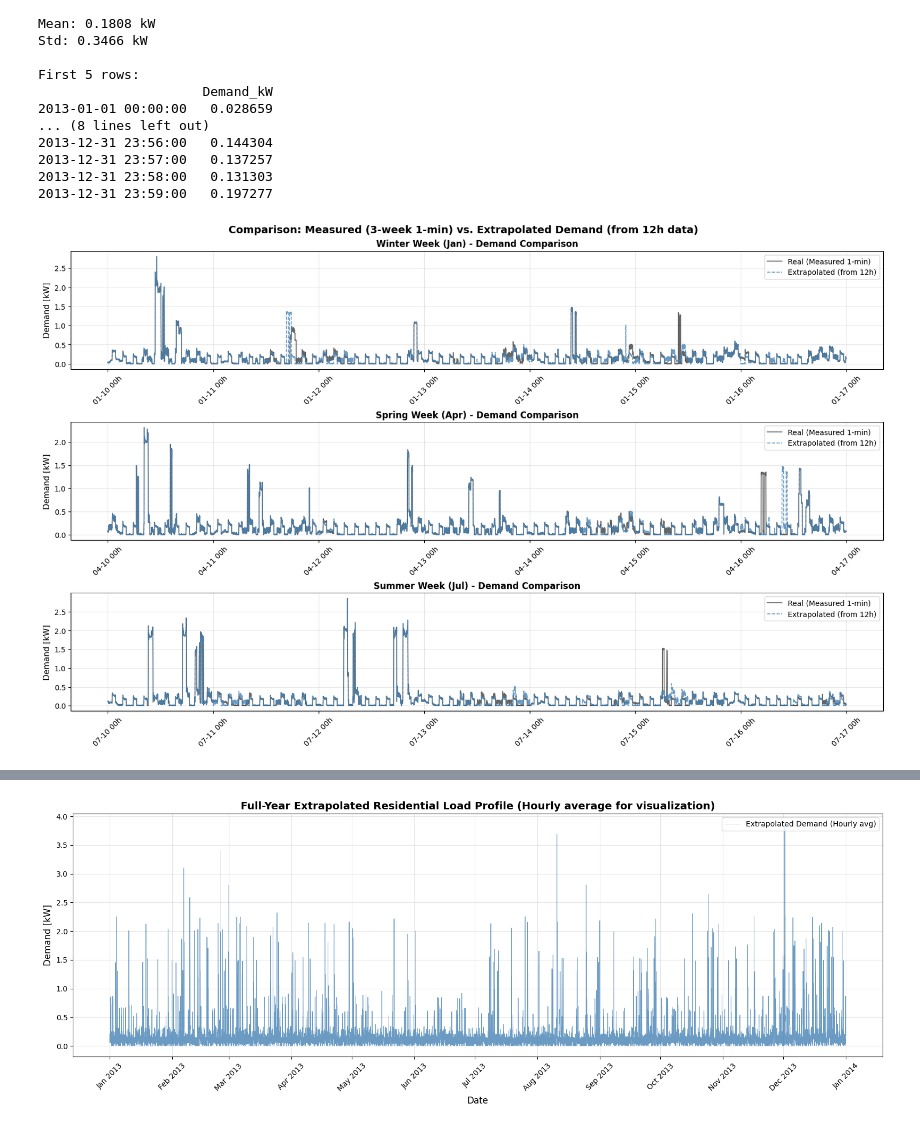
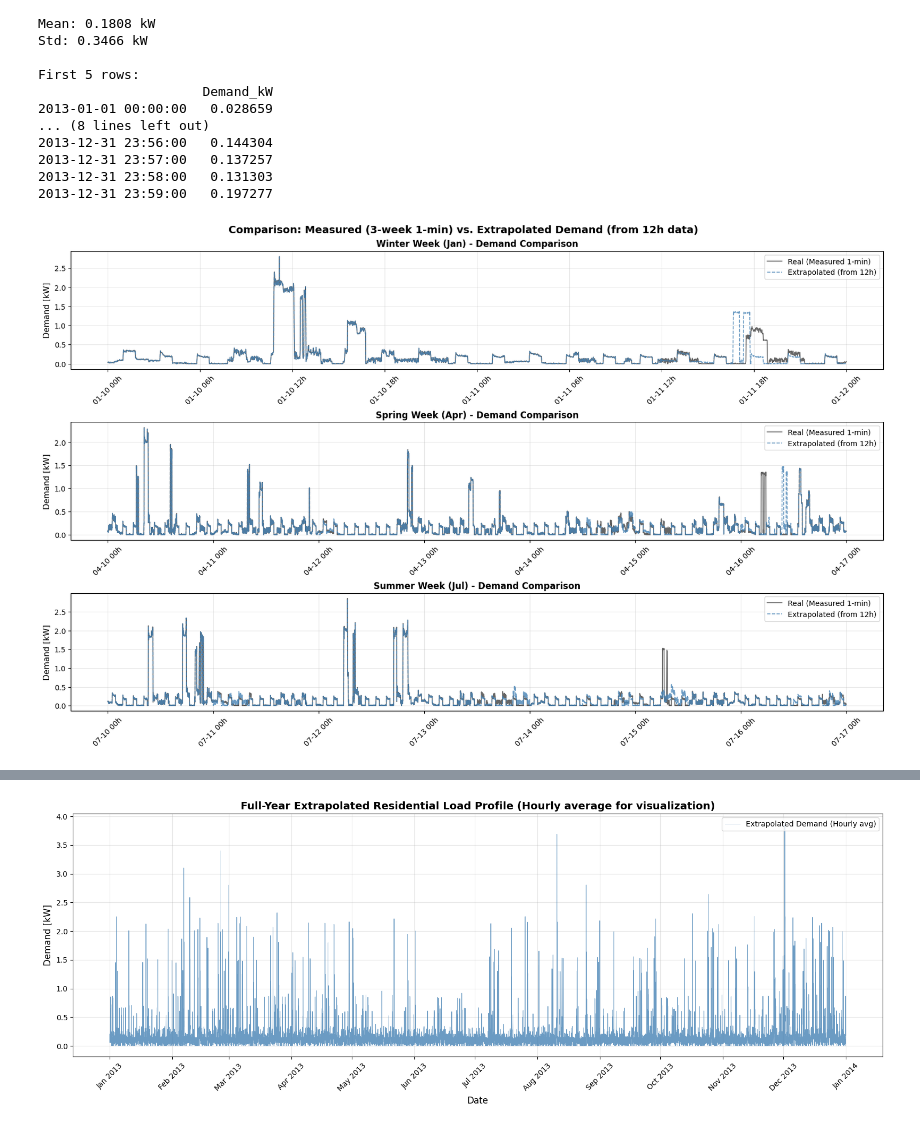
Before and after one commit to JontheFL/Optimal-Residential-Energy-System-Sizing, a Jupyter notebook: weather_and_demand_interpolation.ipynb, the cells around one changed output, grey strips where cells are left out. Saved outputs shown, nothing was run; the diff lists cells and outputs as text; code cells hidden in the pictures.

```diff
--- a/weather_and_demand_interpolation.ipynb
+++ b/weather_and_demand_interpolation.ipynb
@@ -444,7 +444,7 @@ import matplotlib.dates as mdates
 
 # Define 3 representative weeks (same as weather comparison)
 weeks_demand = [
-    ('2013-01-10', '2013-01-16', 'Winter Week (Jan)'),
+    ('2013-01-10', '2013-01-11', 'Winter Week (Jan)'),
     ('2013-04-10', '2013-04-16', 'Spring Week (Apr)'),
     ('2013-07-10', '2013-07-16', 'Summer Week (Jul)')
 ]
@@ -457,31 +457,31 @@ for i, (start, end, label) in enumerate(weeks_demand):
 
     # Slice the real 1-minute demand (3-week data)
     real_demand_slice = df_demand_1min.loc[start:end]
 
     # Slice the extrapolated full-year demand
     extrapolated_demand_slice = df_demand_1min_fullYear.loc[start:end]
 
     # Plot Real Data (Black for Ground Truth)
     ax.plot(real_demand_slice.index, real_demand_slice.iloc[:, 0],
             color='black', alpha=0.6, linewidth=1.2, label='Real (Measured 1-min)')
 
     # Plot Extrapolated Data (Blue for Synthetic)
     ax.plot(extrapolated_demand_slice.index, extrapolated_demand_slice['Demand_kW'],
             color='steelblue', alpha=0.8, linewidth=1.2, linestyle='--', label='Extrapolated (from 12h)')
 
     ax.set_title(f"{label} - Demand Comparison", fontsize=12, fontweight='bold')
     ax.set_ylabel("Demand [kW]", fontsize=11)
     ax.legend(loc='upper right', frameon=True)
     ax.grid(True, alpha=0.3)
 
     # Date Formatting for X-Axis
     date_fmt = mdates.DateFormatter('%m-%d %Hh')
     ax.xaxis.set_major_formatter(date_fmt)
     plt.setp(ax.xaxis.get_majorticklabels(), rotation=45)
 
 # Main Title
 fig.suptitle('Comparison: Measured (3-week 1-min) vs. Extrapolated Demand (from 12h data)', fontsize=14, fontweight='bold')
 
 plt.show()
 # %% [output]
-[figure, old version]
+[figure, new version]
```
Also changed, not shown: parts of 6 cells of this notebook, 2 other files.
